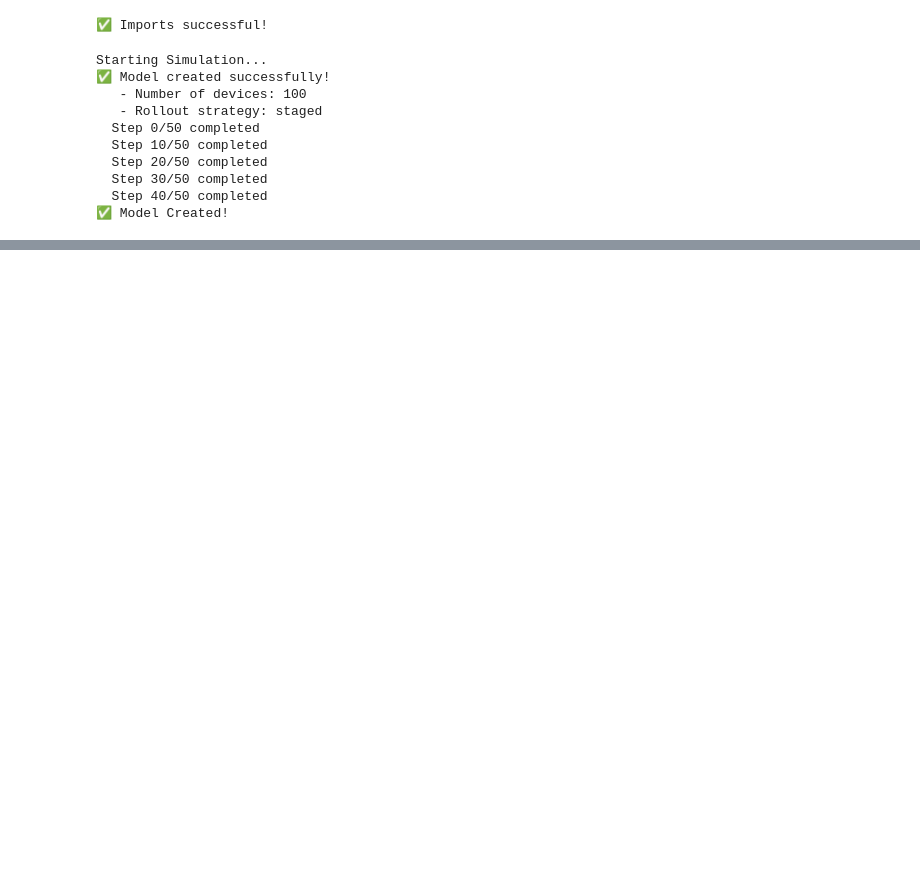
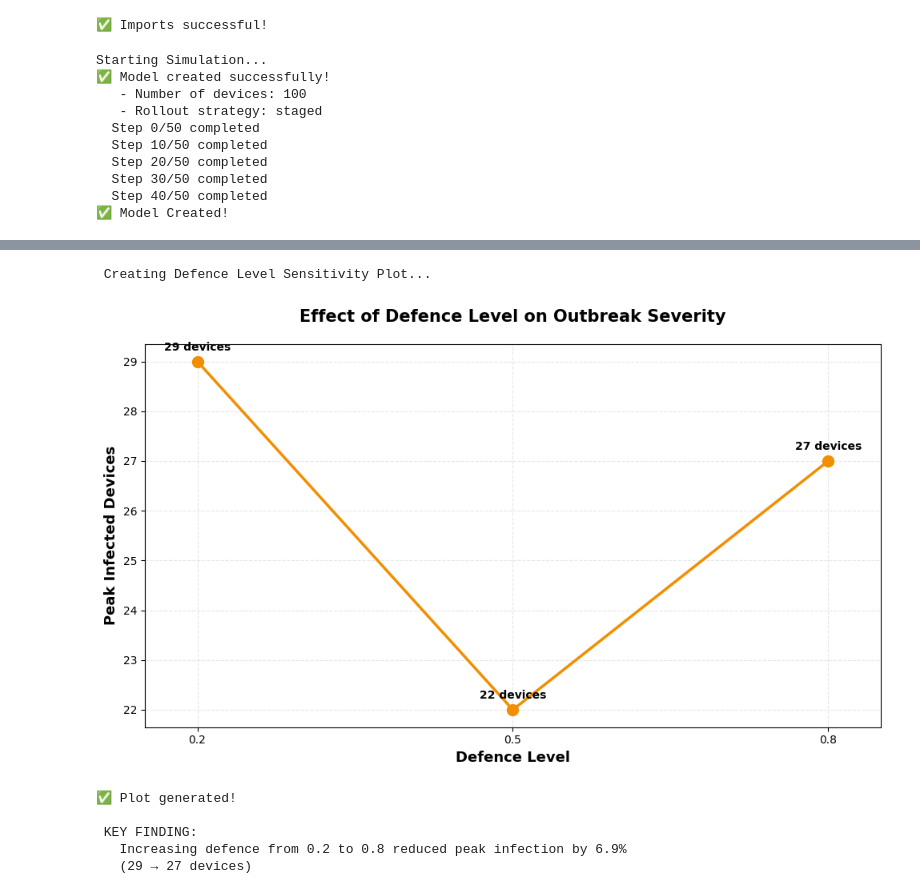
Before and after one commit to Tee-0/Final_year_project, a Jupyter notebook: notebooks/seir_visualization.ipynb, the cells around one changed output, grey strips where cells are left out. Cells and saved outputs as stored; diff of their text form; code cells hidden in the pictures; blank space fills up the shorter version.

```diff
--- a/notebooks/seir_visualization.ipynb
+++ b/notebooks/seir_visualization.ipynb
@@ -384,0 +462,57 @@ print("   You can now use this image in your report!")
+# %%
+print(" Creating Defence Level Sensitivity Plot...")
+
+import matplotlib.pyplot as plt
+
+# Extract data
+defence_vals = [r['defence_level'] for r in defence_results]
+peak_infections = [r['peak_infected'] for r in defence_results]
+
+# Create plot
+fig, ax = plt.subplots(figsize=(10, 6))
+
+ax.plot(defence_vals, peak_infections,
+        marker='o', markersize=10, linewidth=2.5,
+        color='#F18F01', label='Peak Infected Devices')
+
+# Styling
+ax.set_xlabel('Defence Level', fontsize=13, fontweight='bold')
+ax.set_ylabel('Peak Infected Devices', fontsize=13, fontweight='bold')
+ax.set_title('Effect of Defence Level on Outbreak Severity',
+             fontsize=15, fontweight='bold', pad=20)
+
+# Add grid
+ax.grid(True, alpha=0.3, linestyle='--')
+
+# Add value labels on points
+for i, (d, p) in enumerate(zip(defence_vals, peak_infections)):
+    ax.annotate(f'{int(p)} devices',
+                xy=(d, p),
+                xytext=(0, 10),
+                textcoords='offset points',
+                ha='center',
+                fontsize=10,
+                fontweight='bold')
+
+# Set x-axis limits
+ax.set_xlim(0.15, 0.85)
+ax.set_xticks([0.2, 0.5, 0.8])
+
+plt.tight_layout()
+plt.show()
+
+print("✅ Plot generated!")
+
+# Calculate percentage reduction
+reduction = ((peak_infections[0] - peak_infections[2]) / peak_infections[0]) * 100
+print(f"\n KEY FINDING:")
+print(f"   Increasing defence from 0.2 to 0.8 reduced peak infection by {reduction:.1f}%")
+print(f"   ({int(peak_infections[0])} → {int(peak_infections[2])} devices)")
+# %% [output]
+ Creating Defence Level Sensitivity Plot...
+[figure, added]
+✅ Plot generated!
+
+ KEY FINDING:
+   Increasing defence from 0.2 to 0.8 reduced peak infection by 6.9%
+   (29 → 27 devices)
```
Also changed, not shown: parts of 31 cells of this notebook, 23 other files.
